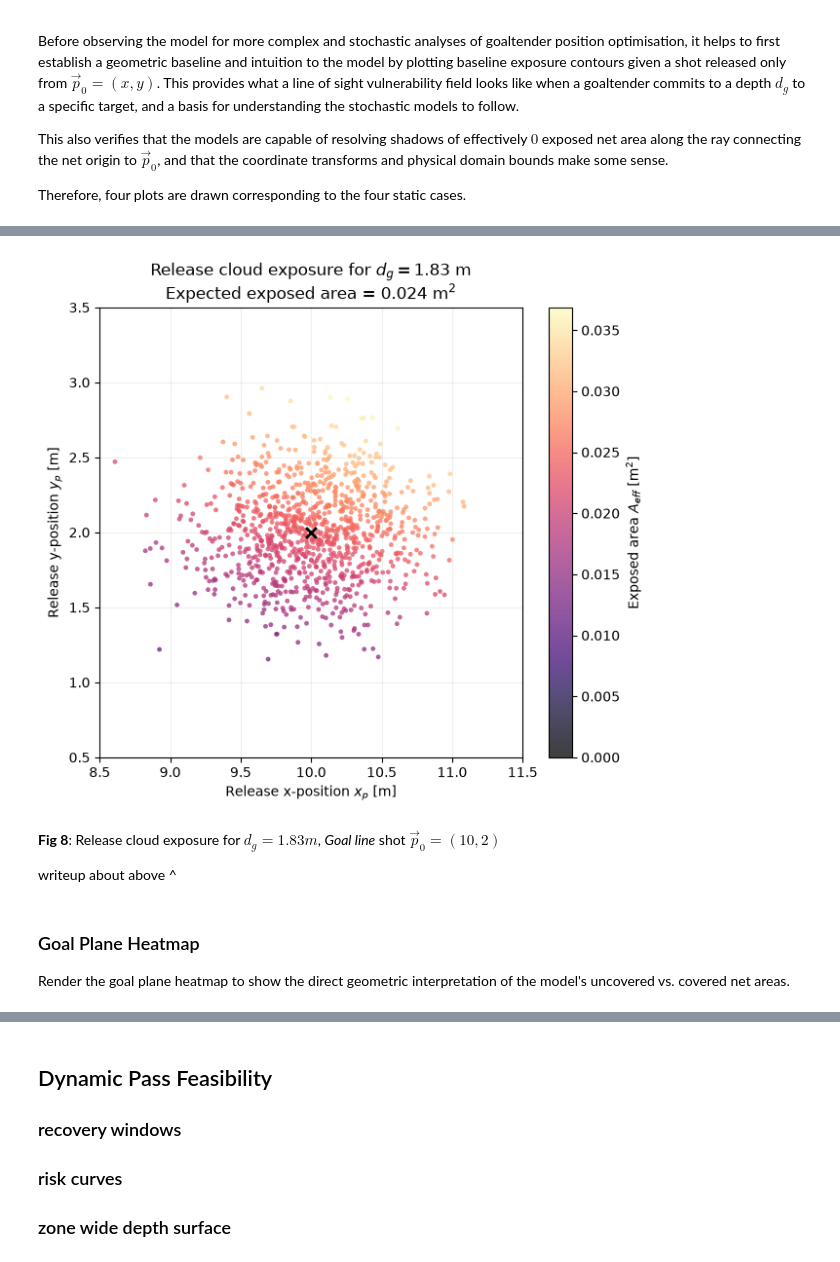
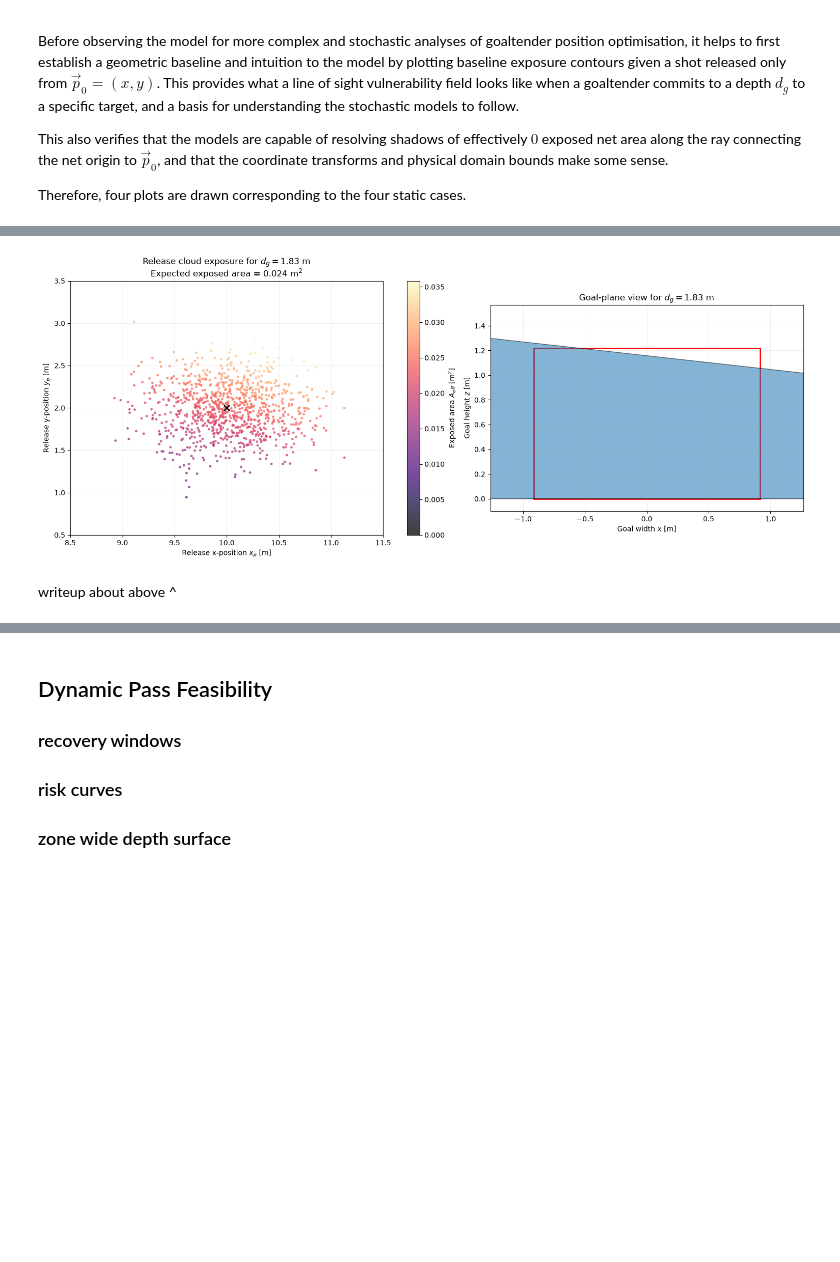
Before and after one commit to kaiwave/goaltender-optimisation-jnb, a Jupyter notebook: main.ipynb, the cells around one changed output, grey strips where cells are left out. Saved outputs shown, nothing was run; the diff lists cells and outputs as text; code cells hidden in the pictures; blank space fills up the shorter version.

```diff
--- a/main.ipynb
+++ b/main.ipynb
@@ -283,14 +369,29 @@ fig, ax = model.plot_release_cloud_exposure(p0=(6.7, 6))
 writeup about above ^
 # %%
-fig, ax = model.plot_release_cloud_exposure(p0=(10, 2))
+#| label: fig-static-dual-4
+#| fig-cap: "Stochastic release analysis for a Goal line shot $\\vec{p}_0 = (10, 2)$ m at $d_g = 1.83$ m. (a) Release cloud exposure on the ice plane. (b) Goal-plane perspective occlusion."
+#| out-width: "100%"
+#| fig-pos: "H"
+#| fig-align: "center"
+
+fig, (ax1, ax2) = plt.subplots(
+    1, 2,
+    figsize=(15, 6),
+    constrained_layout=True
+)
+
+model.plot_release_cloud_exposure(
+    p0=(10.0, 2.0),
+    ax=ax1
+)
+
+model.plot_goal_plane_heatmap(
+    p0=(10.0, 2.0),
+    ax=ax2
+)
+
+plt.show()
 # %% [output]
-[figure, old version]
+[figure, new version]
 # %% [markdown]
-**Fig 8**: Release cloud exposure for $d_g=1.83m$, *Goal line* shot $\vec{p}_0=(10,2)$
-
 writeup about above ^
-# %% [markdown]
-
-### Goal Plane Heatmap
-Render the goal plane heatmap to show the direct geometric interpretation of the model's
-  uncovered vs. covered net areas.
```
Also changed, not shown: parts of 25 cells of this notebook, 1 other file.
